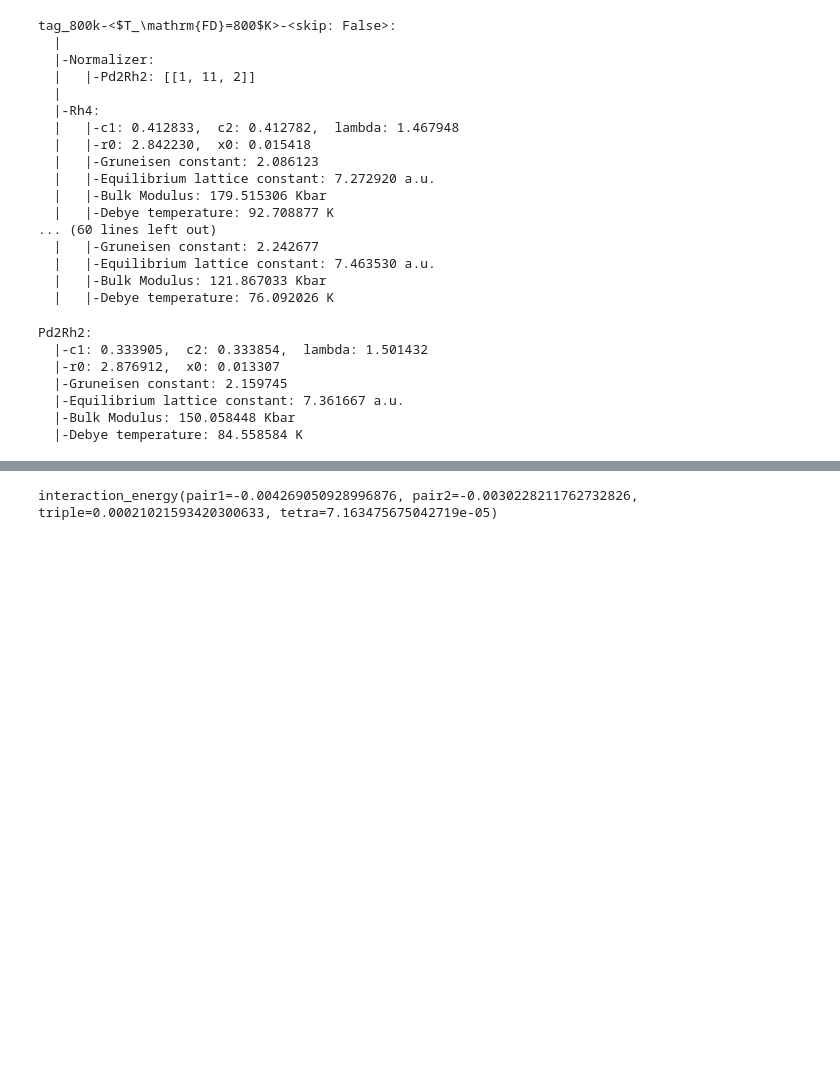
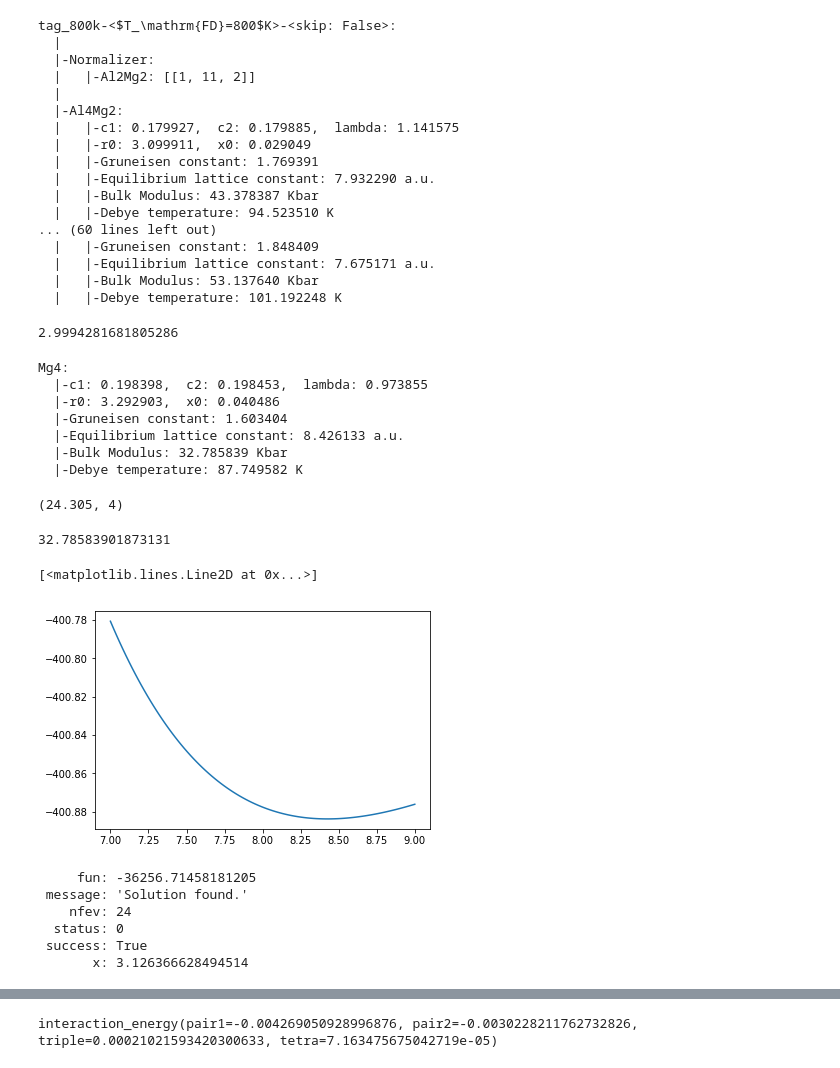
Before and after one commit to TsumiNa/CVM, a Jupyter notebook: samples/tetrahedron.ipynb, the cells around one changed output, grey strips where cells are left out. Drawn from its saved outputs; the diff is of its cells as text; code cells hidden in the pictures; blank space fills up the shorter version.

```diff
--- a/samples/tetrahedron.ipynb
+++ b/samples/tetrahedron.ipynb
@@ -71,32 +65,44 @@ Tetrahedron:
 # %%
-sample = tmp.tag_800k
+sample = tetra.tag_800k
 sample
 # %% [output]
 tag_800k-<$T_\mathrm{FD}=800$K>-<skip: False>:
   |
   |-Normalizer:
-  |   |-Pd2Rh2: [[1, 11, 2]]
+  |   |-Al2Mg2: [[1, 11, 2]]
   |
-  |-Rh4:
-  |   |-c1: 0.412833,  c2: 0.412782,  lambda: 1.467948
-  |   |-r0: 2.842230,  x0: 0.015418
-  |   |-Gruneisen constant: 2.086123
-  |   |-Equilibrium lattice constant: 7.272920 a.u.
-  |   |-Bulk Modulus: 179.515306 Kbar
-  |   |-Debye temperature: 92.708877 K
+  |-Al4Mg2:
+  |   |-c1: 0.179927,  c2: 0.179885,  lambda: 1.141575
+  |   |-r0: 3.099911,  x0: 0.029049
+  |   |-Gruneisen constant: 1.769391
+  |   |-Equilibrium lattice constant: 7.932290 a.u.
+  |   |-Bulk Modulus: 43.378387 Kbar
+  |   |-Debye temperature: 94.523510 K
 ... (60 lines left out)
-  |   |-Gruneisen constant: 2.242677
-  |   |-Equilibrium lattice constant: 7.463530 a.u.
-  |   |-Bulk Modulus: 121.867033 Kbar
-  |   |-Debye temperature: 76.092026 K
+  |   |-Gruneisen constant: 1.848409
+  |   |-Equilibrium lattice constant: 7.675171 a.u.
+  |   |-Bulk Modulus: 53.137640 Kbar
+  |   |-Debye temperature: 101.192248 K
+# %%
+vib.r_0
+# %% [output]
+2.9994281681805286
 # %%
-vib = sample.Pd2Rh2
+vib = sample.Mg4
 vib
 # %% [output]
-Pd2Rh2:
-  |-c1: 0.333905,  c2: 0.333854,  lambda: 1.501432
-  |-r0: 2.876912,  x0: 0.013307
-  |-Gruneisen constant: 2.159745
-  |-Equilibrium lattice constant: 7.361667 a.u.
-  |-Bulk Modulus: 150.058448 Kbar
-  |-Debye temperature: 84.558584 K
+Mg4:
+  |-c1: 0.198398,  c2: 0.198453,  lambda: 0.973855
+  |-r0: 3.292903,  x0: 0.040486
+  |-Gruneisen constant: 1.603404
+  |-Equilibrium lattice constant: 8.426133 a.u.
+  |-Bulk Modulus: 32.785839 Kbar
+  |-Debye temperature: 87.749582 K
+# %%
+mixed_atomic_weight('Mg4')
+# %% [output]
+(24.305, 4)
+# %%
+vib.bulk_modulus
+# %% [output]
+32.78583901873131
@@ -102,0 +111,25 @@ Pd2Rh2:
+# %%
+x = np.linspace(vib._xs[0], vib._xs[-1], 100)
+y = [vib.morse_potential(x_) + vib._shift for x_ in x]
+
+plt.plot(uc.ad2lc(x), y)
+# %% [output]
+[<matplotlib.lines.Line2D at 0x...>]
+[figure, added]
+# %%
+from scipy.optimize import curve_fit, minimize_scalar
+
+poly_min = minimize_scalar(
+#     lambda _r: vib(800, r=_r, vibration=True),
+    tmp,
+    bounds=(vib._xs[0], vib._xs[-1]),
+    method='bounded')
+
+poly_min
+# %% [output]
+     fun: -36256.71458181205
+ message: 'Solution found.'
+    nfev: 24
+  status: 0
+ success: True
+       x: 3.126366628494514
```
Also changed, not shown: parts of 8 cells of this notebook, 14 other files.
